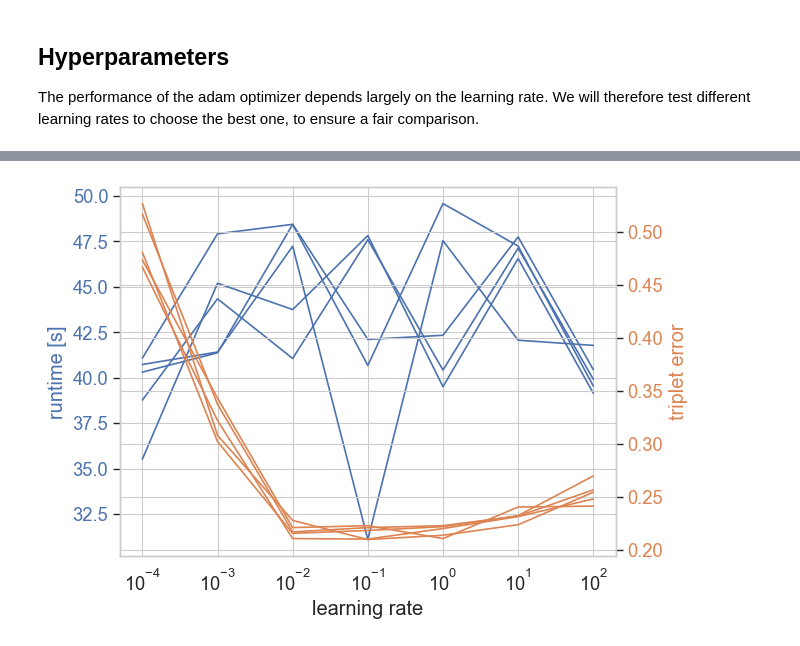
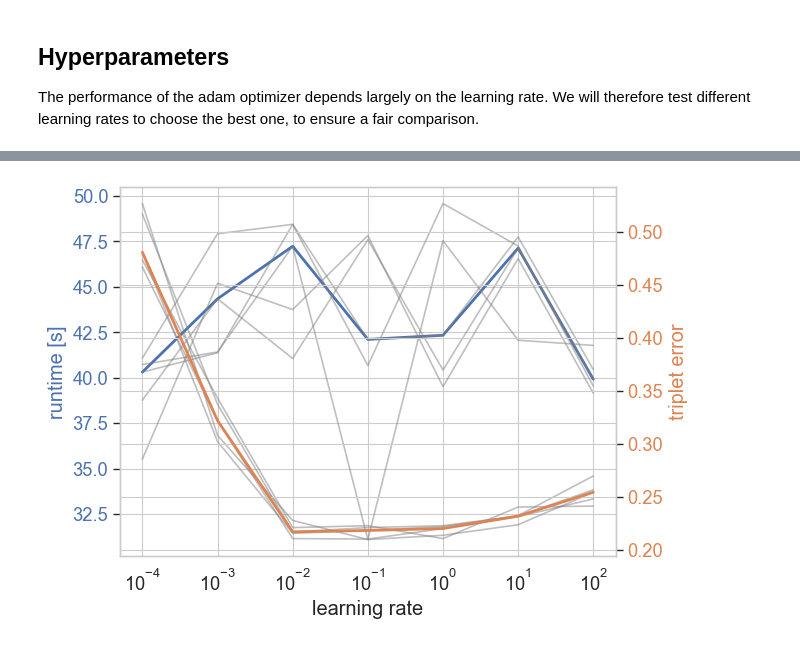
Before and after one commit to cblearn/cblearn-benchmark, a Jupyter notebook: scripts/pytorch_speedtest_triplets.ipynb, the cells around one changed output, grey strips where cells are left out. Drawn from its saved outputs; the diff is of its cells as text; code cells hidden in the pictures.

```diff
--- a/scripts/pytorch_speedtest_triplets.ipynb
+++ b/scripts/pytorch_speedtest_triplets.ipynb
@@ -130,11 +130,12 @@ def measure_time(n_repeat: int, func, **args):
 
     return timings, responses
 
-DATASET = fetch_dataset("vogue")
+DATASET_NAME = "vogue"
+DATASET = fetch_dataset(DATASET_NAME)
 TRIPLETS = np.asarray(DATASET['train_triplets'])
 N_OBJECTS = DATASET['n_objects']
 DIM = 2
-n = 20
+n = 10
 total_df = pd.DataFrame()
 np.random.seed(42)
 
@@ -144,7 +145,7 @@ def fit_cblearn_CKL():
     model.fit(TRIPLETS)
     return 1 - model.score(TRIPLETS)
 
-file_name = data_dir / 'torch_triplet_speedtest.pkl'
+file_name = data_dir / f'torch_triplet_speedtest_{DATASET_NAME}.pkl'
 if file_name.exists():
     total_df = pd.read_pickle(file_name)
 else:
@@ -240,7 +238,7 @@ We will therefore test different learning rates to choose the best one, to ensur
 n = 5
 np.random.seed(42)
 
-file_name = data_dir / 'torch_triplet_speedtest_lrsearch.pkl'
+file_name = data_dir / f'torch_triplet_speedtest_lrsearch_{DATASET_NAME}.pkl'
 if file_name.exists():
     lr_df = pd.read_pickle(file_name)
 else:
@@ -296,34 +277,39 @@ if 'index' not in lr_df.columns:
     lr_df = lr_df.reset_index()
 fig, ax1 = plt.subplots()
 
 
 ax1.set_xlabel('learning rate')
 ax1.set_ylabel('runtime [s]', color = 'C0')
 #ax1.plot(lr_df['lr'], lr_df['time'], color = 'C0')
-sns.lineplot(data=lr_df, x='lr', y='time', color='C0', ax=ax1, errorbar=None, estimator=None,
-             units='index')
+sns.lineplot(data=lr_df, x='lr', y='time', color='C0', ax=ax1, errorbar=None, estimator="median",
+             lw=2)
+sns.lineplot(data=lr_df, x='lr', y='time', color="grey", ax=ax1, errorbar=None, estimator=None,
+             units='index', alpha=0.5)
 ax1.tick_params(axis ='y', labelcolor = 'C0')
 [t.set_color('C0') for t in ax1.yaxis.get_ticklines()]
 [t.set_color('C0') for t in ax1.yaxis.get_ticklabels()]
 # Adding Twin Axes
 
 ax2 = ax1.twinx()
 ax1.set_xscale('log')
 ax2.set_xscale('log')
 #ax2.set_yscale('log')
 
 ax2.set_ylabel('triplet error', color = 'C1')
 #ax2.plot(lr_df['lr'], lr_df['error'], color = 'C1')
-sns.lineplot(data=lr_df, x='lr', y='error', color='C1', ax=ax2, units='index',errorbar=None, estimator=None)
+sns.lineplot(data=lr_df, x='lr', y='error', color='C1', estimator="median",
+             ax=ax2,errorbar=None, lw=2)
+sns.lineplot(data=lr_df, x='lr', y='error', color='grey', ax=ax2, units='index',
+             errorbar=None, estimator=None, zorder=-1, alpha=0.5)
 #ax2.set_yticks([0.3, 0.4])
 #ax2.set_yticklabels(['0.3', '0.4'])
 #from matplotlib.ticker import ScalarFormatter
 #ax2.yaxis.set_major_formatter(ScalarFormatter())
 ax2.tick_params(axis ='y', labelcolor = 'C1')
 
 # Show plot
 
 plt.savefig(plot_dir / 'adam_lr_triplet.pdf', bbox_inches='tight')
 plt.savefig(plot_dir / 'adam_lr_triplet.png', bbox_inches='tight')
 # %% [output]
-[figure, old version]
+[figure, new version]
```
Also changed, not shown: parts of 3 cells of this notebook, 5 other files.
